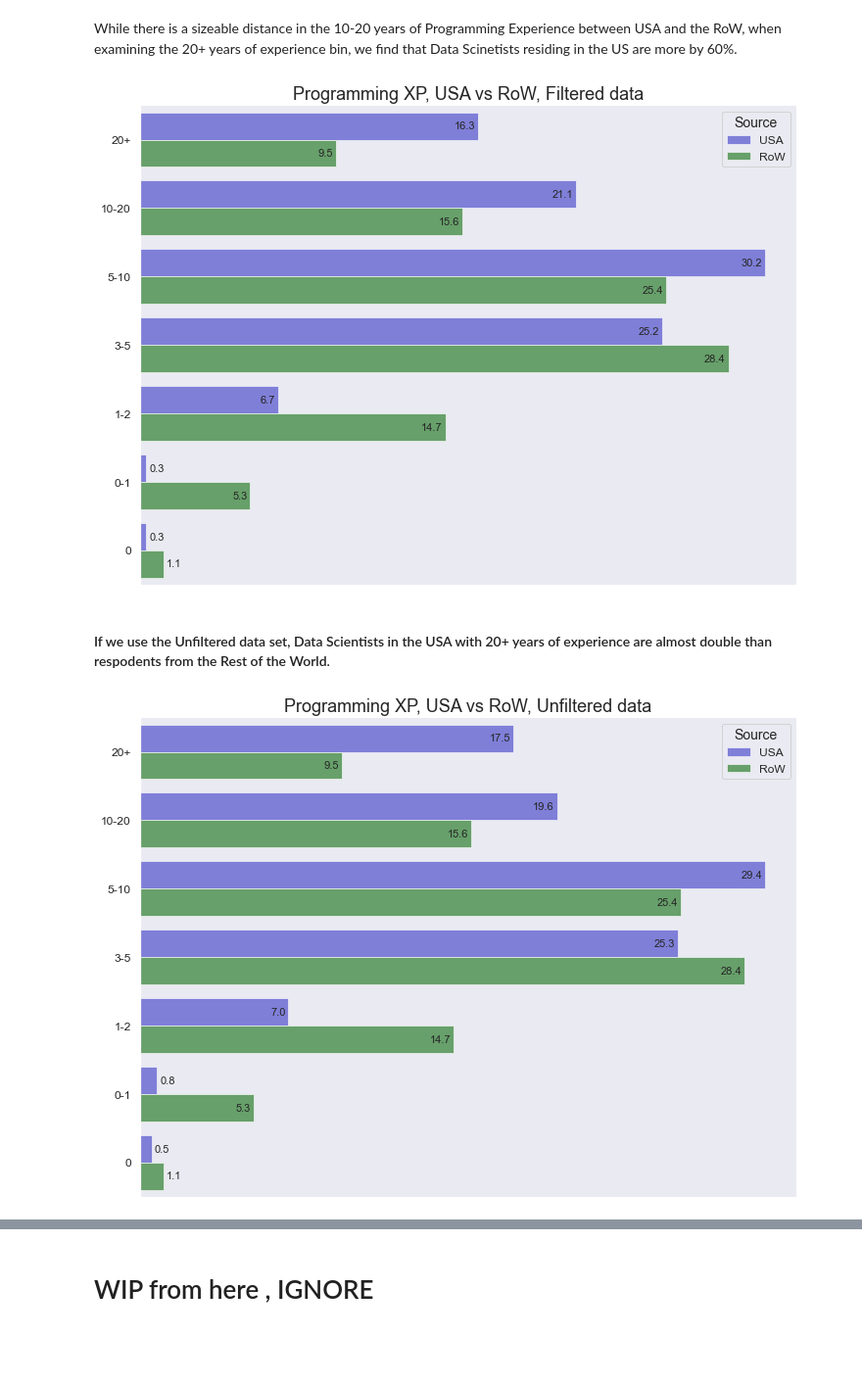
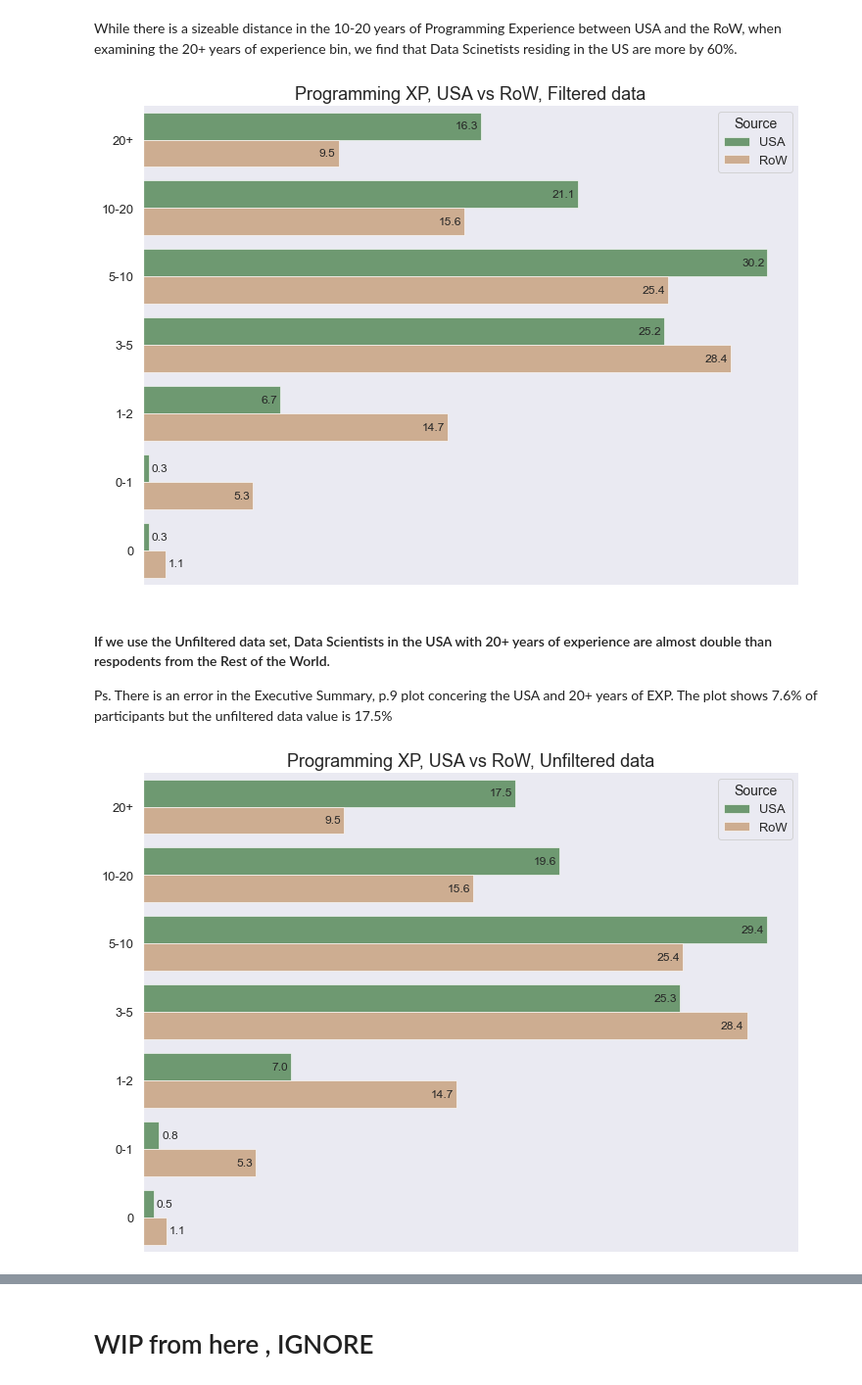
Before and after one commit to argythana/dsml_survey_20, a Jupyter notebook: notebooks/submit_draft.ipynb, the cells around one changed output, grey strips where cells are left out. Shown at 98% size. Saved outputs shown, nothing was run; the diff lists cells and outputs as text; code cells hidden in the pictures; blank space fills up the shorter version.

```diff
--- a/notebooks/submit_draft.ipynb
+++ b/notebooks/submit_draft.ipynb
@@ -524,43 +524,45 @@ kglib.sns_plot_value_count_comparison(
     orientation="h",
     order_by_labels=False,
     title="Programming XP, USA vs RoW, Filtered data",
-    palette=[sns.desaturate("blue", 0.75), "green"],
+    palette=[sns.desaturate("green", 0.75), "peru"],
 )
 # %% [output]
-[figure, old version]
+[figure, new version]
 # %% [markdown]
 #### If we use the Unfiltered data set, Data Scientists in the USA with 20+ years of experience are almost double than respodents from the Rest of the World.
+
+Ps. There is an error in the Executive Summary, p.9 plot concering the USA and 20+ years of EXP. The plot shows 7.6% of participants but the unfiltered data value is 17.5%
 # %%
 uds_usa = uds[uds.country == "USA"]
 uds_non_usa = uds[uds.country != "USA"]
 dataset1 = uds_usa
 datset2 = uds_non_usa
 
 column = "code_exp"
 df = kglib.get_stacked_value_count_comparison(
     sr1=dataset1[column],
     sr2=dataset2[column],
     label1="USA",
     label2="RoW",
     stack_label="participants (%)",
     as_percentage=True,
     order=natsort.natsorted(udf[column].unique(), reverse=True)
     #order=order.reverse()
 )
 
 # (df.loc[(df.code_exp == "20+") & (df.source == "RoW")].values[0,2]/ df.loc[(df.code_exp == "20+") & (df.source == "USA")].values[0,2])
 
 kglib.sns_plot_value_count_comparison(
     df,
     width=12,
     height=9,
     orientation="h",
     order_by_labels=False,
     title="Programming XP, USA vs RoW, Unfiltered data",
-    palette=[sns.desaturate("blue", 0.75), "green"]
+    palette=[sns.desaturate("green", 0.75), "peru"]
 )
 # %% [output]
-[figure, old version]
+[figure, new version]
 # %% [markdown]
 ## G. Machine learning experience USA vs RoW
 
```
Also changed, not shown: parts of 16 cells of this notebook.
